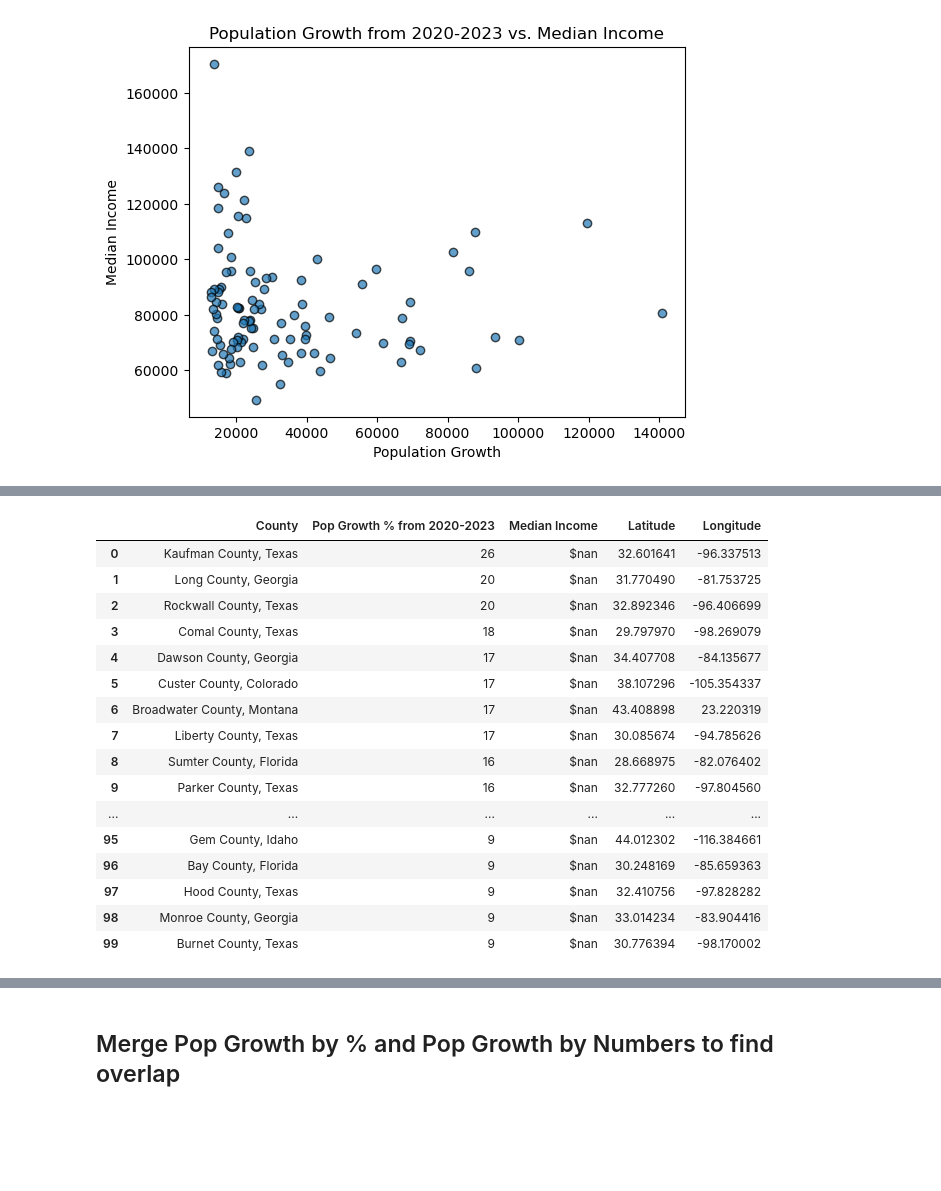
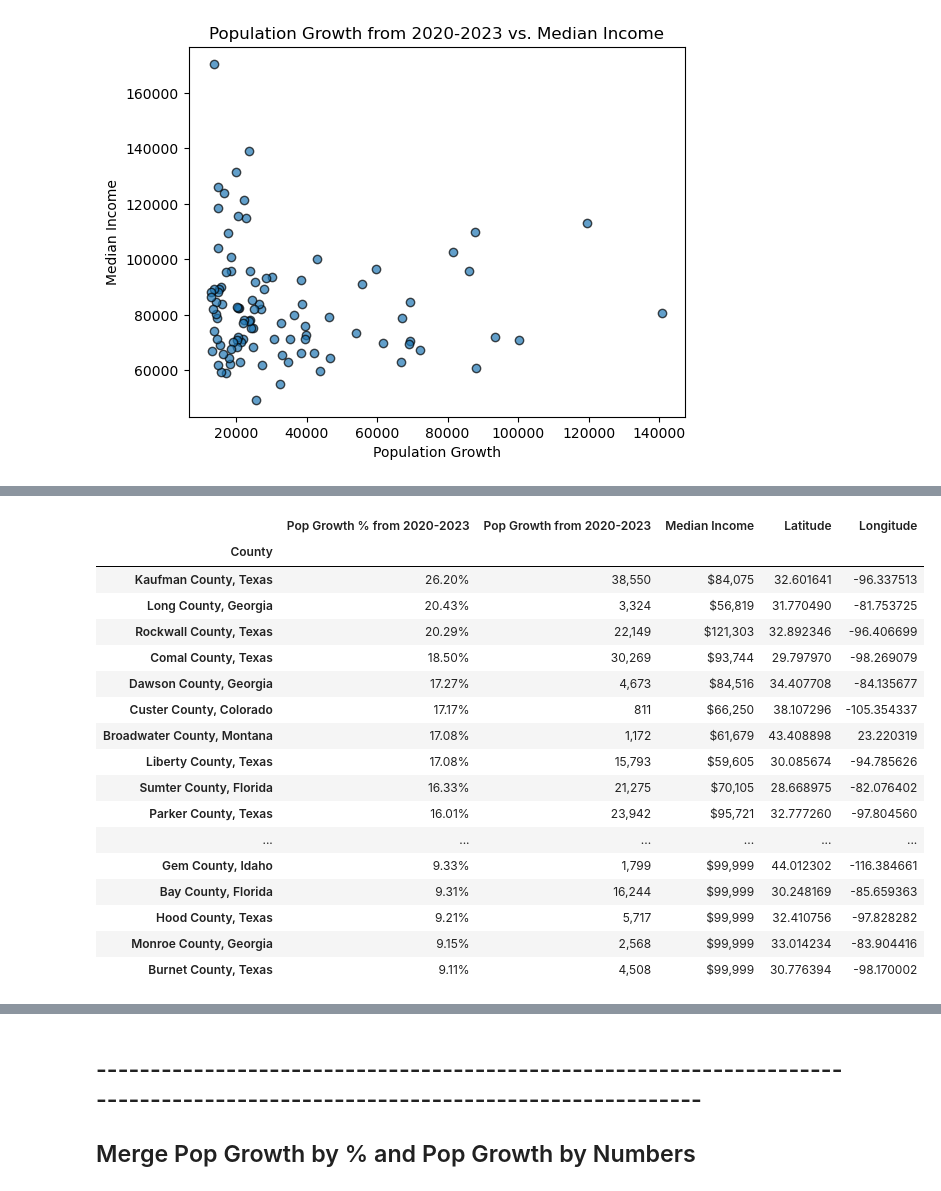
Before and after one commit to smsimba225/Project_1, a Jupyter notebook: Project1_Owen.ipynb, the cells around one changed output, grey strips where cells are left out. Cells and saved outputs as stored; diff of their text form; code cells hidden in the pictures; blank space fills up the shorter version.

```diff
--- a/Project1_Owen.ipynb
+++ b/Project1_Owen.ipynb
@@ -9,7 +9,10 @@ from matplotlib import colors
 import scipy.stats as st
 import seaborn as sns
 cm=sns.light_palette("green", as_cmap=True)
-cm1=sns.light_palette("red", as_cmap=True)
+cm1=sns.light_palette("blue", as_cmap=True)
+cm2=sns.light_palette("purple", as_cmap=True)
+cm3=sns.light_palette("orange", as_cmap=True)
+cm4=sns.light_palette("yellow", as_cmap=True)
 from warnings import filterwarnings
 filterwarnings("ignore")
 from config import census_api_key
@@ -56,5 +52,5 @@ population_county_pd.head()
 # %%
-pop_growth_pd = population_county_pd[['County', 'Pop Growth from 2020-2023']].copy()
+pop_growth_pd = population_county_pd[['County', '2020', '2023', 'Pop Growth from 2020-2023']].copy()
 # %%
 pop_growth_sorted = pop_growth_pd.sort_values('Pop Growth from 2020-2023', ascending=False)
 
@@ -236,5 +173,4 @@ pop_growth_percent.head()
 pop_growth_percent = pop_growth_percent.sort_values('Pop Growth % from 2020-2023', ascending=False)
 
 pop_growth_percentmerge = pop_growth_percent.iloc[0:100].copy()
-pop_growth_percentmerge = pop_growth_percentmerge[['County', 'Pop Growth % from 2020-2023']].set_index('County')
-pop_growth_percentmerge
+pop_growth_percentmerge = pop_growth_percentmerge[['County','2020','2023', 'Pop Growth % from 2020-2023']].set_index('County')
@@ -331,29 +237,34 @@ top100percent_median_df.set_index('County')
 100 rows × 1 columns
 # %%
 top100percent_median = pop_growth_percentmerge.merge(top100percent_median_df, on='County')
-#top100percent_median['Median Income'].astype(int)
-#top100percent_median['Pop Growth % from 2020-2023'].astype(int)
-top100percent_median = top100percent_median[['County', 'Pop Growth % from 2020-2023', 'Median Income', 'Latitude', 'Longitude']]
-pop_100percentdisplay = top100percent_median.copy()
+
+top100percent_median = top100percent_median[['County', '2020', '2023','Pop Growth % from 2020-2023', 'Median Income', 'Latitude', 'Longitude']]
+top100percent_median['Pop Growth from 2020-2023']=top100percent_median['2023']-top100percent_median['2020']
+top100percent_median=top100percent_median[['County', 'Pop Growth % from 2020-2023',
+                                           'Pop Growth from 2020-2023', 'Median Income', 'Latitude', 'Longitude']]
+pop_100percentdisplay = top100percent_median.set_index('County').copy()
 pop_100percentdisplay
-pop_100percentdisplay.style.background_gradient(subset=['Median Income'], cmap=cm).format({
-    'Median Income':"${:,.0f}", 'Pop Growth % from 2020-2023':"{:,.0f}"})
+pop_100percentdisplay.style.background_gradient(subset=['Median Income'], cmap=cm).background_gradient(subset=['Pop Growth from 2020-2023'],
+                                             cmap=cm2).background_gradient(subset=['Pop Growth % from 2020-2023'],
+                                             cmap=cm1).format({
+    'Median Income':"${:,.0f}", 'Pop Growth % from 2020-2023':"{:,.2f}%", 'Pop Growth from 2020-2023':"{:,.0f}"})
 # %% [output]
-|  | County | Pop Growth % from 2020-2023 | Median Income | Latitude | Longitude |
-| 0 | Kaufman County, Texas | 26 | $nan | 32.601641 | -96.337513 |
-| 1 | Long County, Georgia | 20 | $nan | 31.770490 | -81.753725 |
-| 2 | Rockwall County, Texas | 20 | $nan | 32.892346 | -96.406699 |
-| 3 | Comal County, Texas | 18 | $nan | 29.797970 | -98.269079 |
-| 4 | Dawson County, Georgia | 17 | $nan | 34.407708 | -84.135677 |
-| 5 | Custer County, Colorado | 17 | $nan | 38.107296 | -105.354337 |
-| 6 | Broadwater County, Montana | 17 | $nan | 43.408898 | 23.220319 |
-| 7 | Liberty County, Texas | 17 | $nan | 30.085674 | -94.785626 |
-| 8 | Sumter County, Florida | 16 | $nan | 28.668975 | -82.076402 |
-| 9 | Parker County, Texas | 16 | $nan | 32.777260 | -97.804560 |
+|  | Pop Growth % from 2020-2023 | Pop Growth from 2020-2023 | Median Income | Latitude | Longitude |
+| County |  |  |  |  |  |
+| Kaufman County, Texas | 26.20% | 38,550 | $84,075 | 32.601641 | -96.337513 |
+| Long County, Georgia | 20.43% | 3,324 | $56,819 | 31.770490 | -81.753725 |
+| Rockwall County, Texas | 20.29% | 22,149 | $121,303 | 32.892346 | -96.406699 |
+| Comal County, Texas | 18.50% | 30,269 | $93,744 | 29.797970 | -98.269079 |
+| Dawson County, Georgia | 17.27% | 4,673 | $84,516 | 34.407708 | -84.135677 |
+| Custer County, Colorado | 17.17% | 811 | $66,250 | 38.107296 | -105.354337 |
+| Broadwater County, Montana | 17.08% | 1,172 | $61,679 | 43.408898 | 23.220319 |
+| Liberty County, Texas | 17.08% | 15,793 | $59,605 | 30.085674 | -94.785626 |
+| Sumter County, Florida | 16.33% | 21,275 | $70,105 | 28.668975 | -82.076402 |
+| Parker County, Texas | 16.01% | 23,942 | $95,721 | 32.777260 | -97.804560 |
 | ... | ... | ... | ... | ... | ... |
-| 95 | Gem County, Idaho | 9 | $nan | 44.012302 | -116.384661 |
-| 96 | Bay County, Florida | 9 | $nan | 30.248169 | -85.659363 |
-| 97 | Hood County, Texas | 9 | $nan | 32.410756 | -97.828282 |
-| 98 | Monroe County, Georgia | 9 | $nan | 33.014234 | -83.904416 |
-| 99 | Burnet County, Texas | 9 | $nan | 30.776394 | -98.170002 |
+| Gem County, Idaho | 9.33% | 1,799 | $99,999 | 44.012302 | -116.384661 |
+| Bay County, Florida | 9.31% | 16,244 | $99,999 | 30.248169 | -85.659363 |
+| Hood County, Texas | 9.21% | 5,717 | $99,999 | 32.410756 | -97.828282 |
+| Monroe County, Georgia | 9.15% | 2,568 | $99,999 | 33.014234 | -83.904416 |
+| Burnet County, Texas | 9.11% | 4,508 | $99,999 | 30.776394 | -98.170002 |
 # %%
@@ -371,4 +284,5 @@ mapplot
 # %% [output]
 [interactive output not drawn]
 # %% [markdown]
-## Merge Pop Growth by % and Pop Growth by Numbers to find overlap
+## -----------------------------------------------------------------------------------------------------------------------------
+## Merge Pop Growth by % and Pop Growth by Numbers
```
Also changed, not shown: parts of 28 cells of this notebook, 3 other files.
